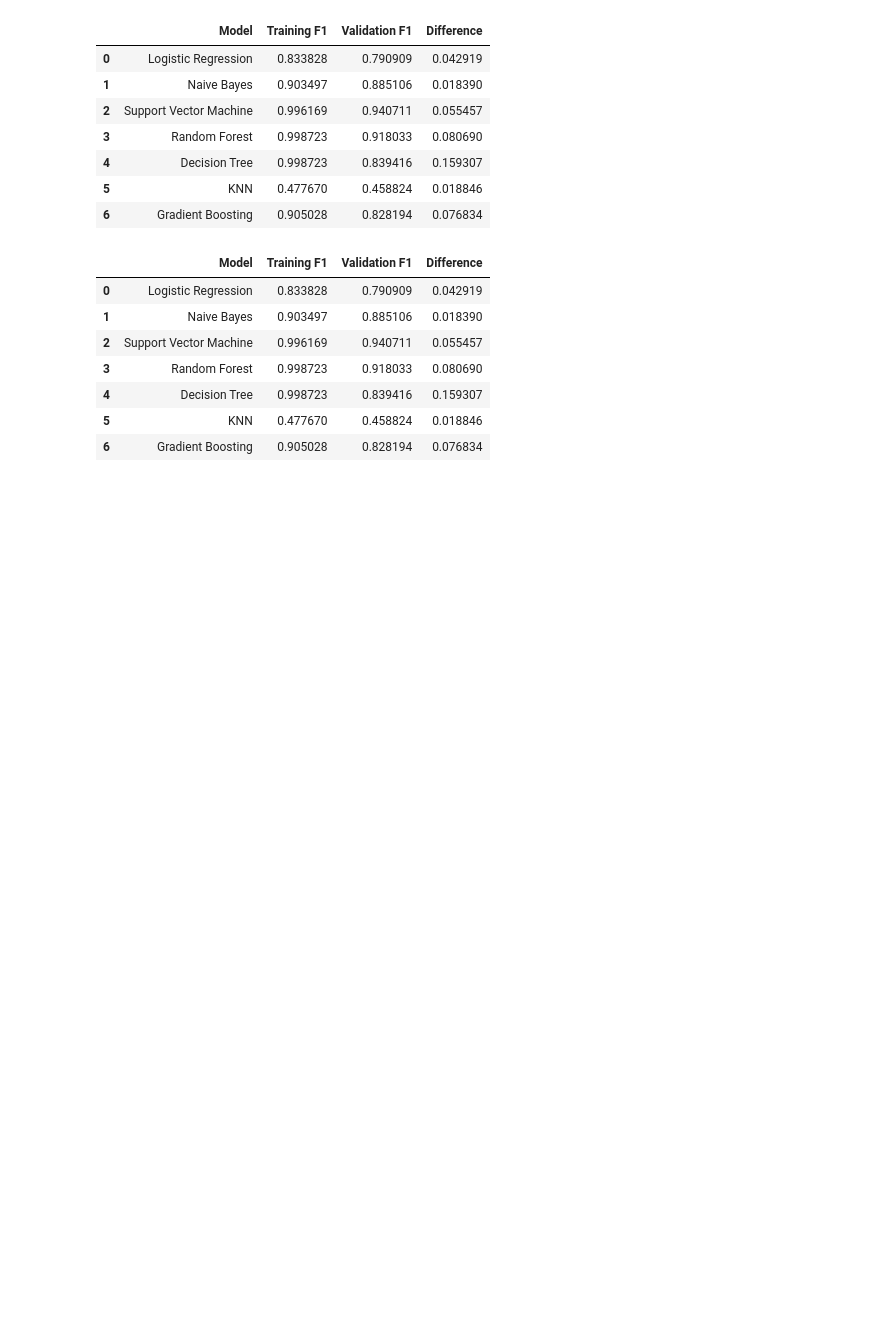
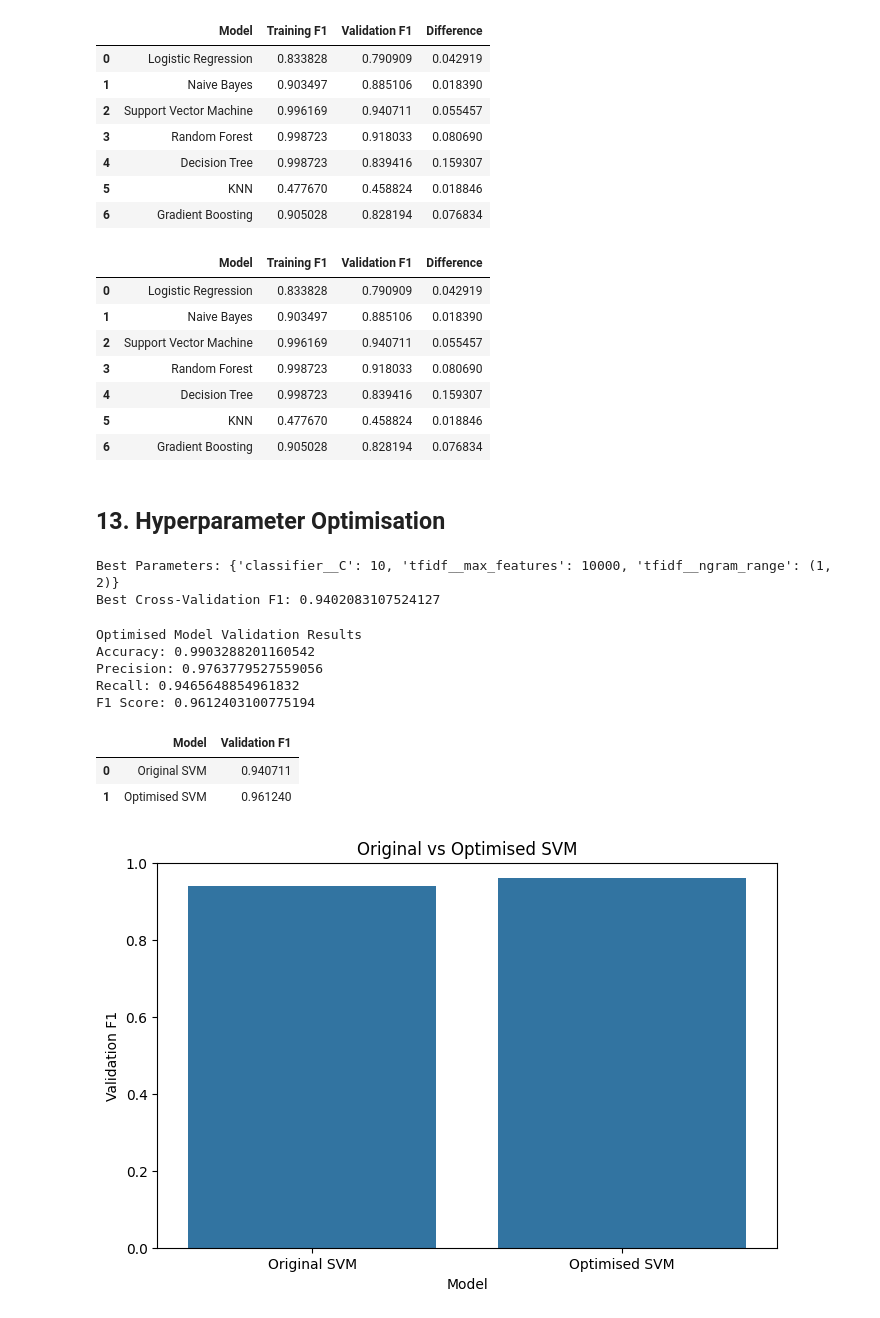
Before and after one commit to sany1133/CMP6202-Coursework, a Jupyter notebook: notebooks/CMP6202_Coursework.ipynb, the cells around one changed output. Saved outputs shown, nothing was run; the diff lists cells and outputs as text; code cells hidden in the pictures; blank space fills up the shorter version.

Commit message:
Add hyperparameter optimisation and final model

```diff
--- a/notebooks/CMP6202_Coursework.ipynb
+++ b/notebooks/CMP6202_Coursework.ipynb
@@ -398,3 +398,83 @@ overfitting_df
 | 4 | Decision Tree | 0.998723 | 0.839416 | 0.159307 |
 | 5 | KNN | 0.477670 | 0.458824 | 0.018846 |
 | 6 | Gradient Boosting | 0.905028 | 0.828194 | 0.076834 |
+# %% [markdown]
+## 13. Hyperparameter Optimisation
+# %%
+from sklearn.model_selection import GridSearchCV
+from sklearn.pipeline import Pipeline
+
+pipeline = Pipeline([
+    ("tfidf", TfidfVectorizer()),
+    ("classifier", LinearSVC(random_state=42))
+])
+
+param_grid = {
+    "tfidf__max_features": [3000, 5000, 10000],
+    "tfidf__ngram_range": [(1, 1), (1, 2)],
+    "classifier__C": [0.1, 1, 10]
+}
+
+grid_search = GridSearchCV(
+    pipeline,
+    param_grid,
+    cv=5,
+    scoring="f1",
+    n_jobs=-1
+)
+
+grid_search.fit(X_train, y_train)
+
+print("Best Parameters:", grid_search.best_params_)
+print("Best Cross-Validation F1:", grid_search.best_score_)
+# %% [output]
+Best Parameters: {'classifier__C': 10, 'tfidf__max_features': 10000, 'tfidf__ngram_range': (1, 2)}
+Best Cross-Validation F1: 0.9402083107524127
+# %%
+optimised_model = grid_search.best_estimator_
+
+optimised_pred = optimised_model.predict(X_val)
+
+print("Optimised Model Validation Results")
+print("Accuracy:", accuracy_score(y_val, optimised_pred))
+print("Precision:", precision_score(y_val, optimised_pred))
+print("Recall:", recall_score(y_val, optimised_pred))
+print("F1 Score:", f1_score(y_val, optimised_pred))
+# %% [output]
+Optimised Model Validation Results
+Accuracy: 0.9903288201160542
+Precision: 0.9763779527559056
+Recall: 0.9465648854961832
+F1 Score: 0.9612403100775194
+# %%
+original_f1 = f1_score(
+    y_val,
+    models["Support Vector Machine"].predict(X_val_tfidf)
+)
+
+optimised_f1 = f1_score(y_val, optimised_pred)
+
+comparison_df = pd.DataFrame({
+    "Model": ["Original SVM", "Optimised SVM"],
+    "Validation F1": [original_f1, optimised_f1]
+})
+
+comparison_df
+# %% [output]
+|  | Model | Validation F1 |
+| 0 | Original SVM | 0.940711 |
+| 1 | Optimised SVM | 0.961240 |
+# %%
+plt.figure(figsize=(8, 5))
+
+sns.barplot(
+    data=comparison_df,
+    x="Model",
+    y="Validation F1"
+)
+
+plt.title("Original vs Optimised SVM")
+plt.ylim(0, 1)
+plt.show()
+# %% [output]
+[figure, added]
```
Also changed, not shown: parts of 5 cells of this notebook.
